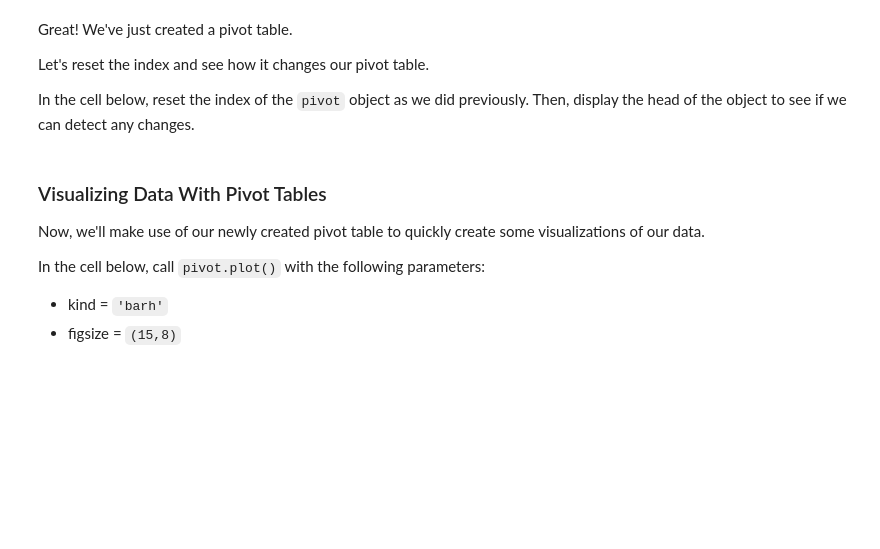
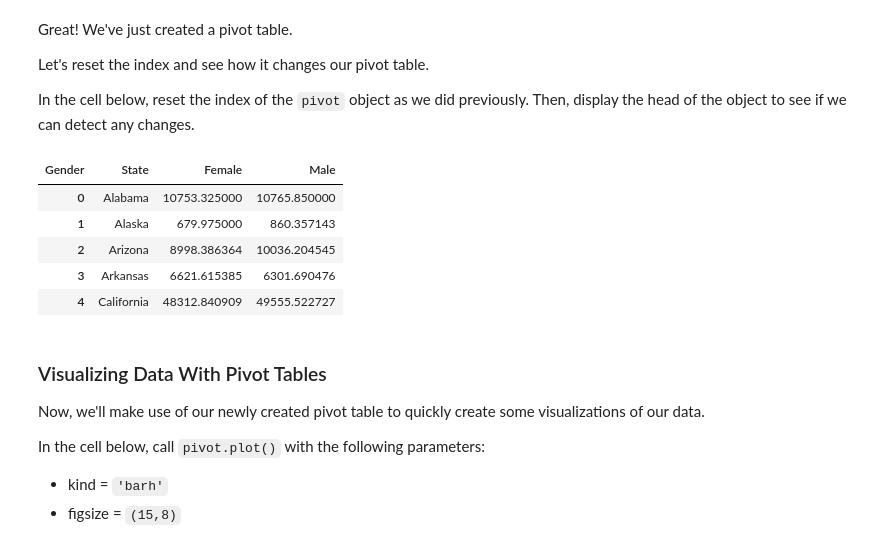
Before and after one commit to Princess-1/dsc-pivot-tables-pandas-lab-atlanta-ds-062419, a Jupyter notebook: index.ipynb, the cells around one changed output. Cells and saved outputs as stored; diff of their text form; code cells hidden in the pictures; blank space fills up the shorter version.

```diff
--- a/index.ipynb
+++ b/index.ipynb
@@ -346,6 +346,14 @@ In the cell below, reset the index of the `pivot` object as we did previously.
 # %%
 # Again, notice the subtle difference of reseting the index:
 pivot = pivot.reset_index()
+pivot.head()
+# %% [output]
+| Gender | State | Female | Male |
+| 0 | Alabama | 10753.325000 | 10765.850000 |
+| 1 | Alaska | 679.975000 | 860.357143 |
+| 2 | Arizona | 8998.386364 | 10036.204545 |
+| 3 | Arkansas | 6621.615385 | 6301.690476 |
+| 4 | California | 48312.840909 | 49555.522727 |
 # %% [markdown]
 ### Visualizing Data With Pivot Tables
 
```
